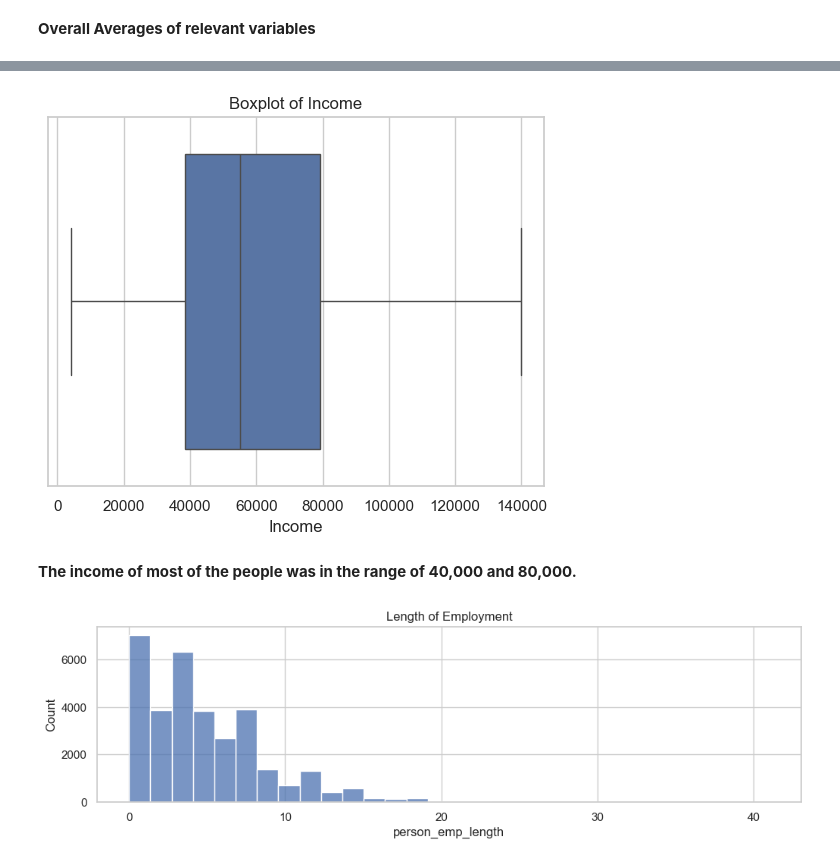
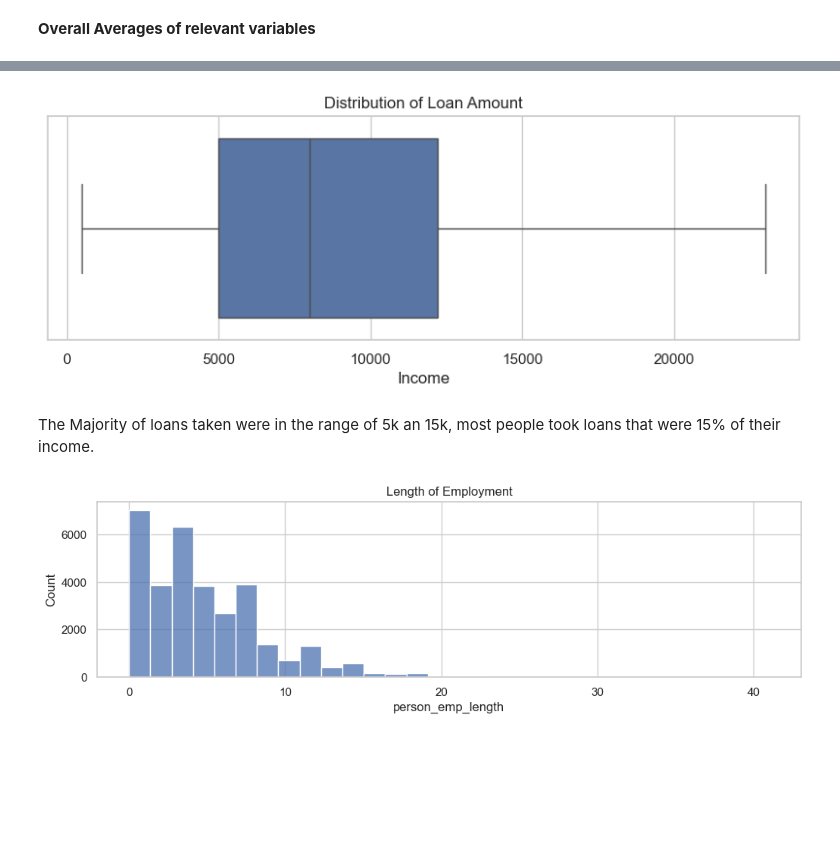
Before and after one commit to pye024/Loan-Default, a Jupyter notebook: notebooks/prep_EDA.ipynb, the cells around one changed output, grey strips where cells are left out. Saved outputs shown, nothing was run; the diff lists cells and outputs as text; code cells hidden in the pictures; blank space fills up the shorter version.

```diff
--- a/notebooks/prep_EDA.ipynb
+++ b/notebooks/prep_EDA.ipynb
@@ -160,12 +193,13 @@ plt.show()
 # %%
-sns.boxplot(x=df['person_income'], orient='h',showfliers=False)
+plt.figure(figsize=(10,3))
+sns.boxplot(x=df['loan_amnt'], orient='h',showfliers=False)
 plt.xlabel('Income')
-plt.title('Boxplot of Income')
+plt.title('Distribution of Loan Amount')
 plt.show()
 # %% [output]
-[figure, old version]
+[figure, new version]
-# %% [markdown]
-**The income of most of the people was in the range of 40,000 and 80,000.**
+# %% [markdown]
+The Majority of loans taken were in the range of 5k an 15k, most people took loans that were 15% of their income.
 # %%
 plt.figure(figsize=(12,3))
 sns.histplot(data=df,x="person_emp_length",bins=30)
```
Also changed, not shown: parts of 45 cells of this notebook, 14 other files.
